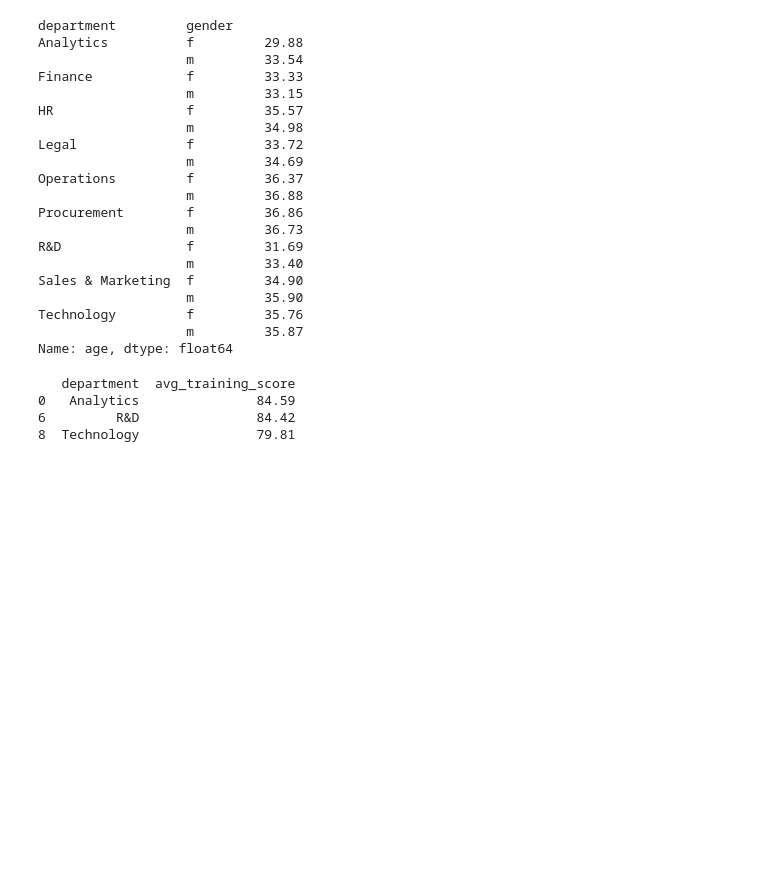
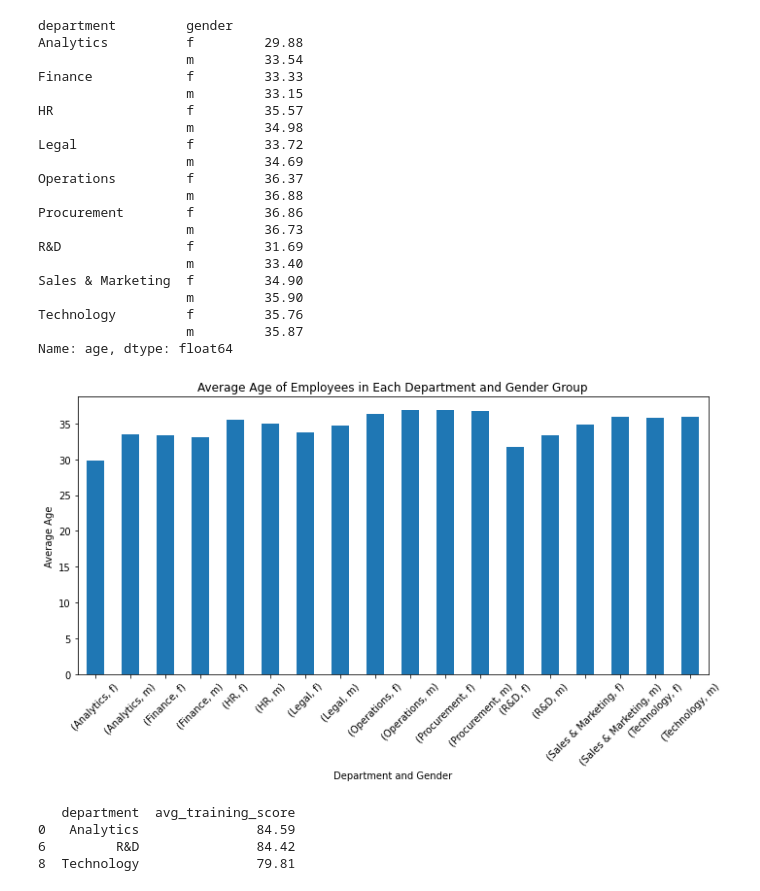
Before and after one commit to ArjunSarihyan/Data-Analytics, a Jupyter notebook: Analysing Employee Performance for HR Analytics/Employee Analysis.ipynb, the cells around one changed output. Saved outputs shown, nothing was run; the diff lists cells and outputs as text; code cells hidden in the pictures; blank space fills up the shorter version.

```diff
--- a/Analysing Employee Performance for HR Analytics/Employee Analysis.ipynb
+++ b/Analysing Employee Performance for HR Analytics/Employee Analysis.ipynb
@@ -125,6 +129,27 @@ Sales & Marketing  f         34.90
 Technology         f         35.76
                    m         35.87
 Name: age, dtype: float64
+# %%
+# Calculate average age
+avg_age = df.groupby(['department', 'gender'])['age'].mean().round(2)
+
+# Create a bar plot
+fig, ax = plt.subplots(figsize=(10, 6))
+avg_age.plot(kind='bar', ax=ax)
+
+# Set labels and title
+ax.set_xlabel('Department and Gender')
+ax.set_ylabel('Average Age')
+ax.set_title('Average Age of Employees in Each Department and Gender Group')
+
+# Rotate x-axis labels for better readability
+plt.xticks(rotation=45)
+
+# Show the plot
+plt.tight_layout()
+plt.show()
+# %% [output]
+[figure, added]
 # %%
 #Top 3 departments with the highest average training scores
 department_scores = df.groupby('department')['avg_training_score'].mean().reset_index()
```
Also changed, not shown: parts of 17 cells of this notebook.
